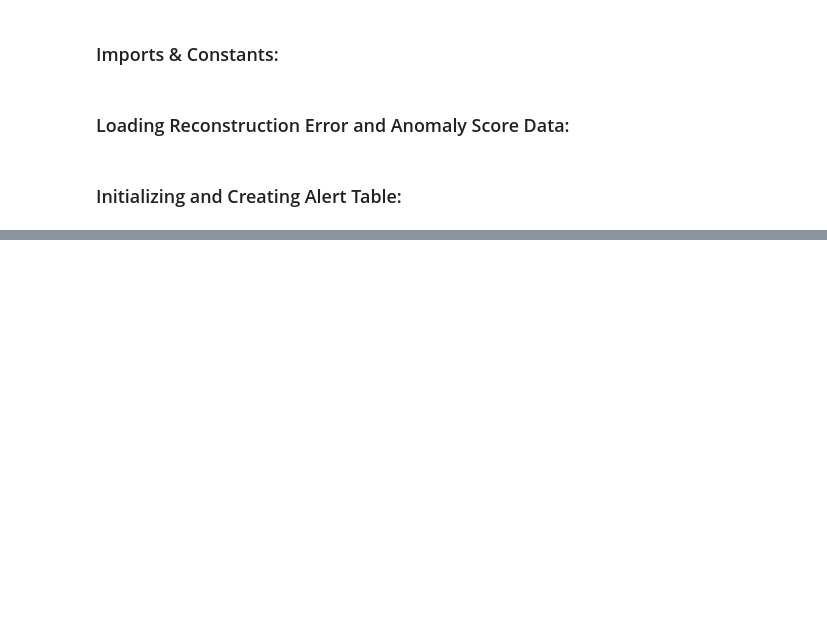
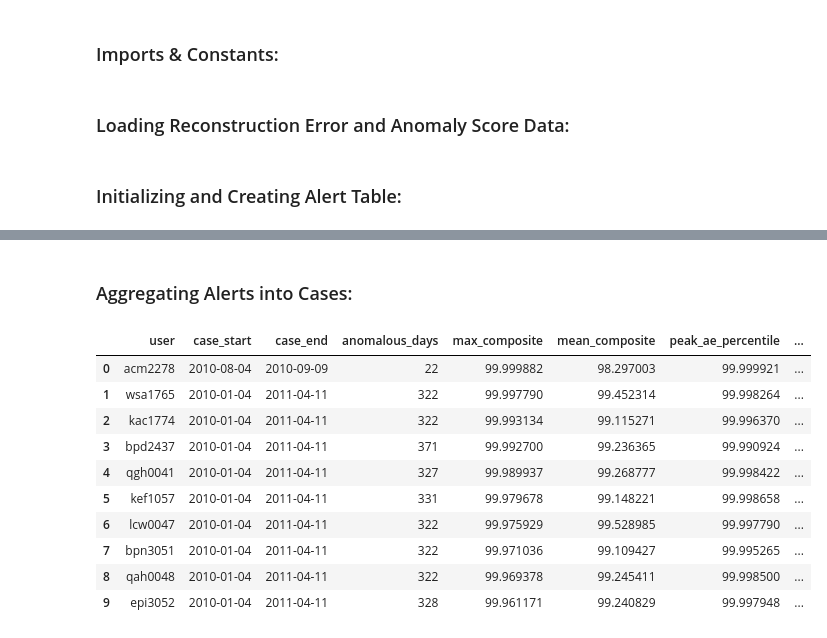
Before and after one commit to Aaron-Loera/Insider-Threat-Detection, a Jupyter notebook: Alert_Object_Builder.ipynb, the cells around one changed output, grey strips where cells are left out. Saved outputs shown, nothing was run; the diff lists cells and outputs as text; code cells hidden in the pictures; blank space fills up the shorter version.

```diff
--- a/Alert_Object_Builder.ipynb
+++ b/Alert_Object_Builder.ipynb
@@ -54,0 +59,17 @@ Successfully saved to: explainability\alert_table\alert_table_4.csv
+# %% [markdown]
+### Aggregating Alerts into Cases:
+# %%
+cases_df = builder.aggregate_alerts(alert_df, window_days=5, min_risk="HIGH")
+cases_df.head(10)
+# %% [output]
+|  | user | case_start | case_end | anomalous_days | max_composite | mean_composite | peak_ae_percentile | ... |
+| 0 | acm2278 | 2010-08-04 | 2010-09-09 | 22 | 99.999882 | 98.297003 | 99.999921 | ... |
+| 1 | wsa1765 | 2010-01-04 | 2011-04-11 | 322 | 99.997790 | 99.452314 | 99.998264 | ... |
+| 2 | kac1774 | 2010-01-04 | 2011-04-11 | 322 | 99.993134 | 99.115271 | 99.996370 | ... |
+| 3 | bpd2437 | 2010-01-04 | 2011-04-11 | 371 | 99.992700 | 99.236365 | 99.990924 | ... |
+| 4 | qgh0041 | 2010-01-04 | 2011-04-11 | 327 | 99.989937 | 99.268777 | 99.998422 | ... |
+| 5 | kef1057 | 2010-01-04 | 2011-04-11 | 331 | 99.979678 | 99.148221 | 99.998658 | ... |
+| 6 | lcw0047 | 2010-01-04 | 2011-04-11 | 322 | 99.975929 | 99.528985 | 99.997790 | ... |
+| 7 | bpn3051 | 2010-01-04 | 2011-04-11 | 322 | 99.971036 | 99.109427 | 99.995265 | ... |
+| 8 | qah0048 | 2010-01-04 | 2011-04-11 | 322 | 99.969378 | 99.245411 | 99.998500 | ... |
+| 9 | epi3052 | 2010-01-04 | 2011-04-11 | 328 | 99.961171 | 99.240829 | 99.997948 | ... |
```
Also changed, not shown: parts of 6 cells of this notebook, 4 other files.
